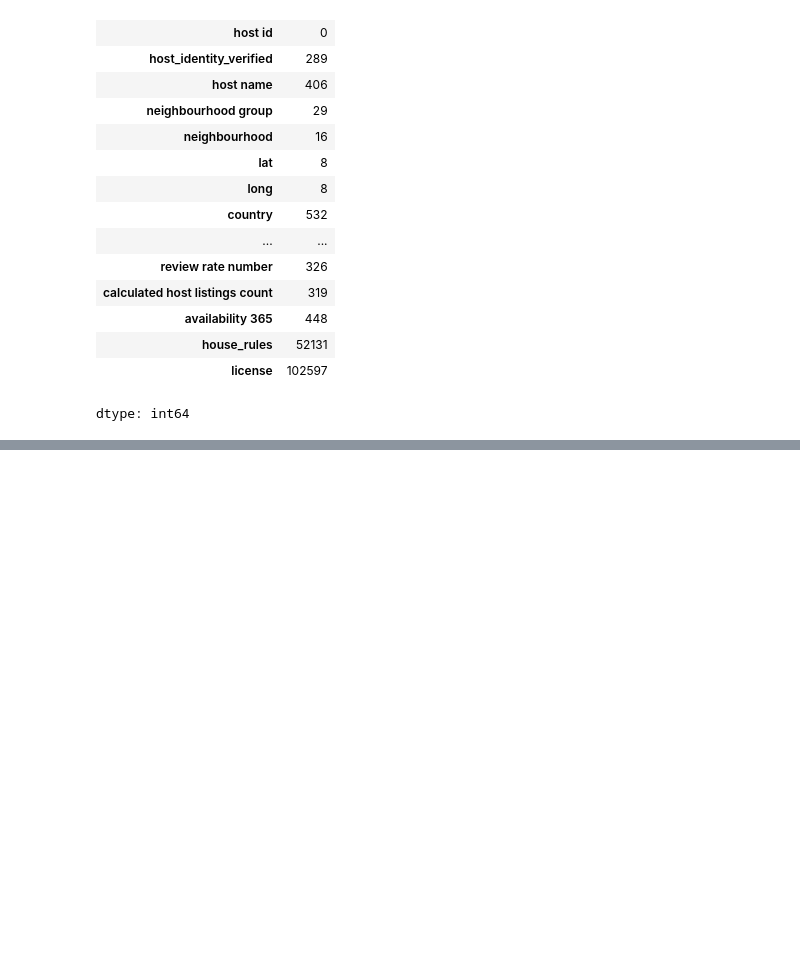
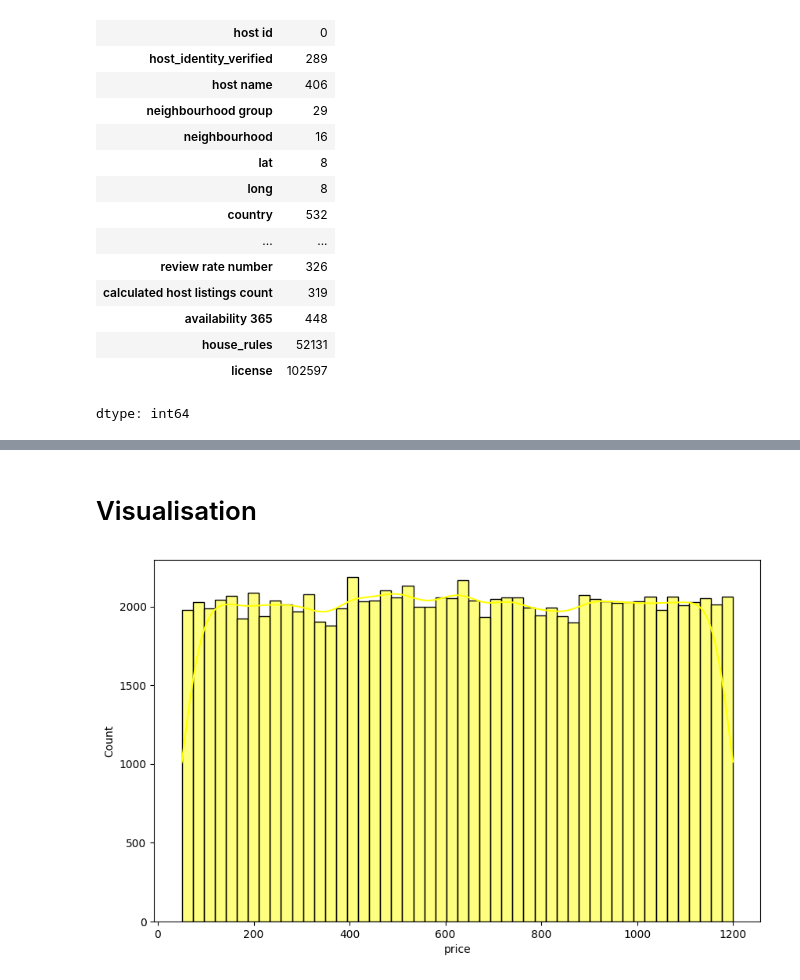
Before and after one commit to anishraj-38/Python, a Jupyter notebook: AirBnb.ipynb, the cells around one changed output, grey strips where cells are left out. Drawn from its saved outputs; the diff is of its cells as text; code cells hidden in the pictures; blank space fills up the shorter version.

```diff
--- a/AirBnb.ipynb
+++ b/AirBnb.ipynb
@@ -78,0 +114,2 @@ dtype: int64
+# %%
+df.dropna(subset=['NAME','host name'],inplace=True)
@@ -78,0 +157,3 @@ dtype: int64
+# %%
+df=df.drop(columns=['license','house_rules'],errors='ignore')
+df
@@ -78,0 +174,3 @@ dtype: int64
+# %%
+df['price']=df['price'].replace('[\$,]',"",regex=True).astype(float)
+df['service fee']=df['service fee'].replace('[\$,]',"",regex=True).astype(float)
@@ -78,0 +189,2 @@ dtype: int64
+# %%
+df.drop_duplicates(inplace=True)
@@ -78,0 +203,8 @@ dtype: int64
+# %% [markdown]
+# Visualisation
+# %%
+plt.figure(figsize=(10,6))
+sns.histplot(df['price'],kde=True,bins=50,color='yellow')
+plt.show()
+# %% [output]
+[figure, added]
```
Also changed, not shown: parts of 15 cells of this notebook.
